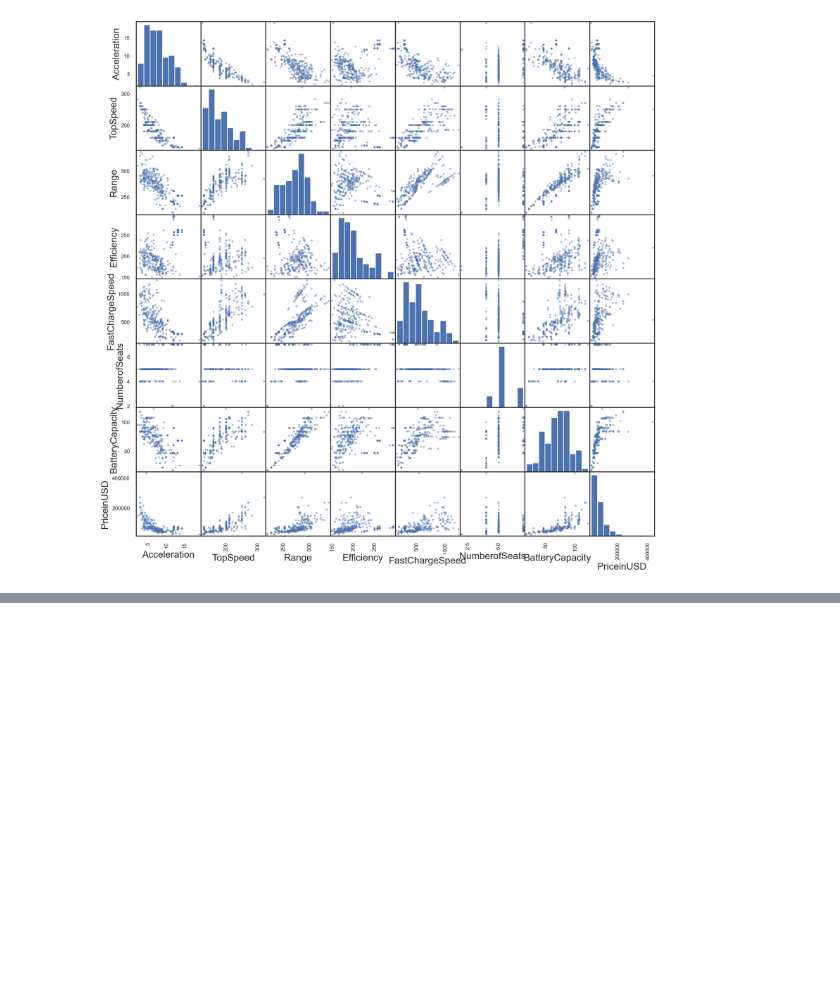
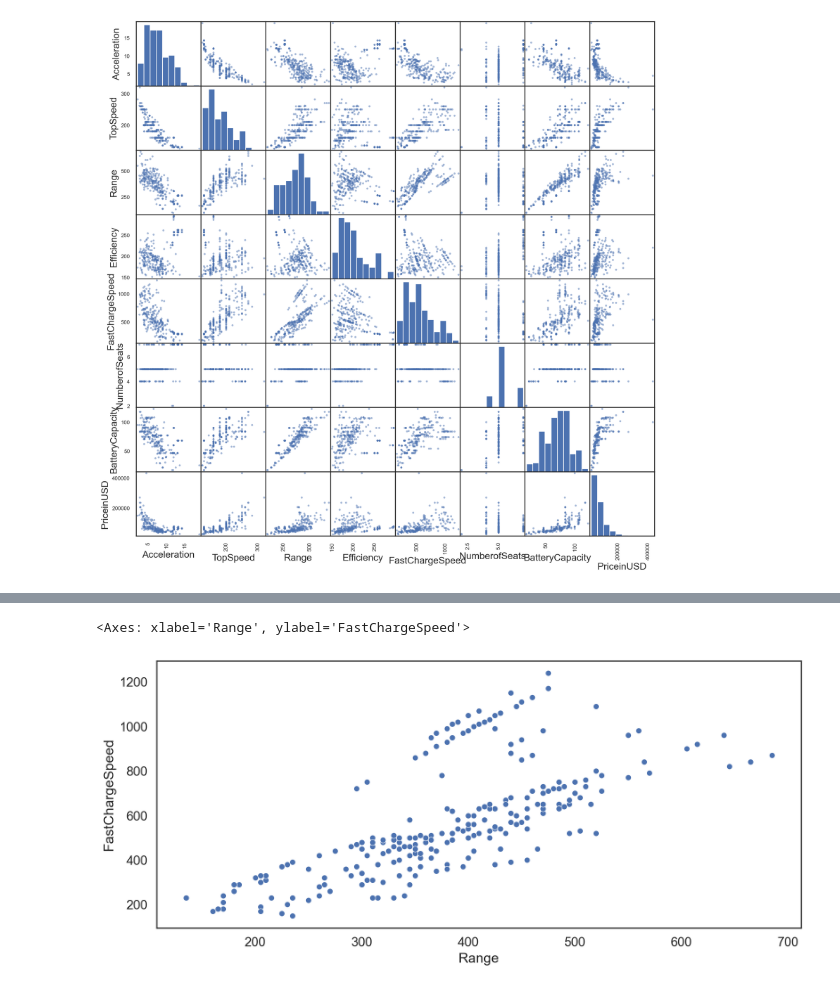
Before and after one commit to rappelrx/cogs108-project, a Jupyter notebook: EDACheckpointGroup_Sp23_yippee.ipynb, the cells around one changed output, grey strips where cells are left out. Cells and saved outputs as stored; diff of their text form; code cells hidden in the pictures; blank space fills up the shorter version.

```diff
--- a/EDACheckpointGroup_Sp23_yippee.ipynb
+++ b/EDACheckpointGroup_Sp23_yippee.ipynb
@@ -372,0 +414,6 @@ fig = pd.plotting.scatter_matrix(cheapEVs[['Acceleration','TopSpeed', 'Range', '
+# %%
+sns.scatterplot(data=cheapEVs, x='Range', y='FastChargeSpeed')
+# interesting there almost seems to be two linear relations between the two variables here
+# %% [output]
+<Axes: xlabel='Range', ylabel='FastChargeSpeed'>
+[figure, added]
```
Also changed, not shown: parts of 6 cells of this notebook.
